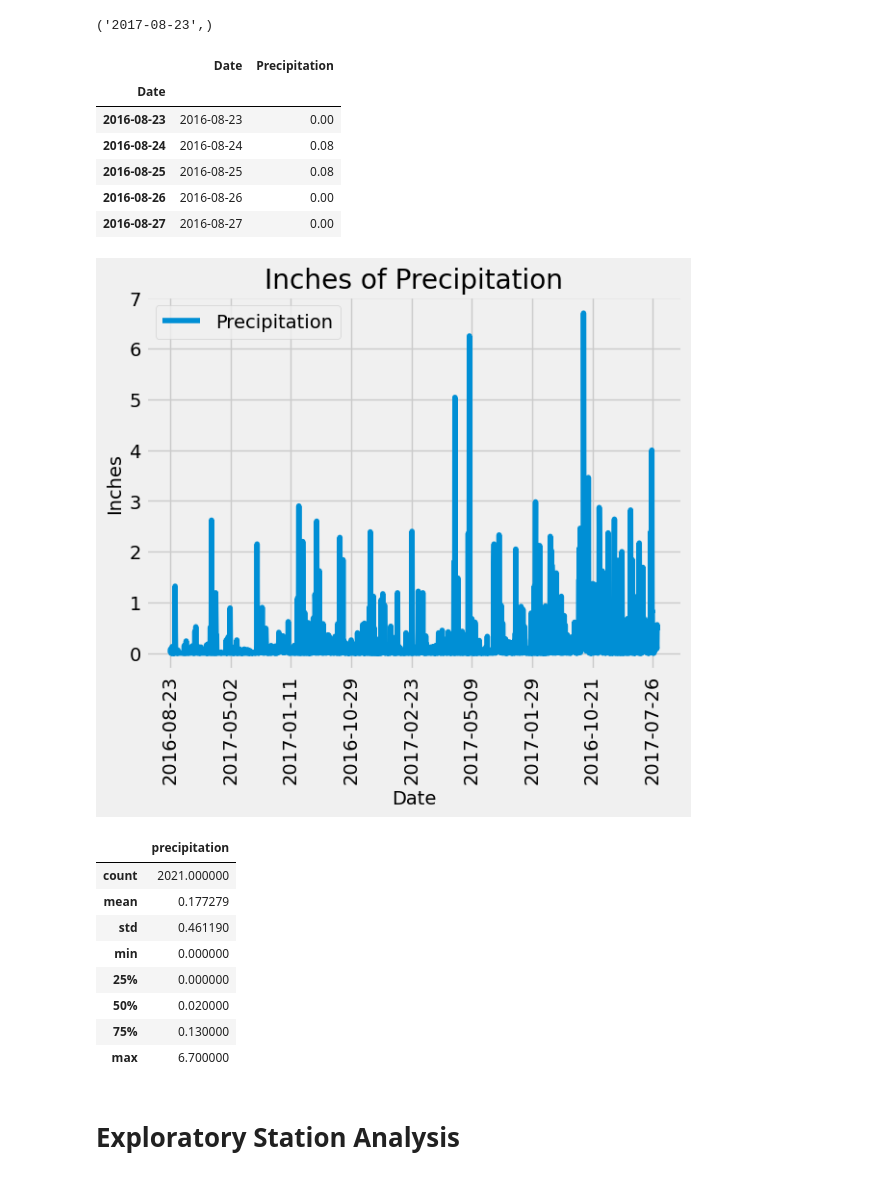
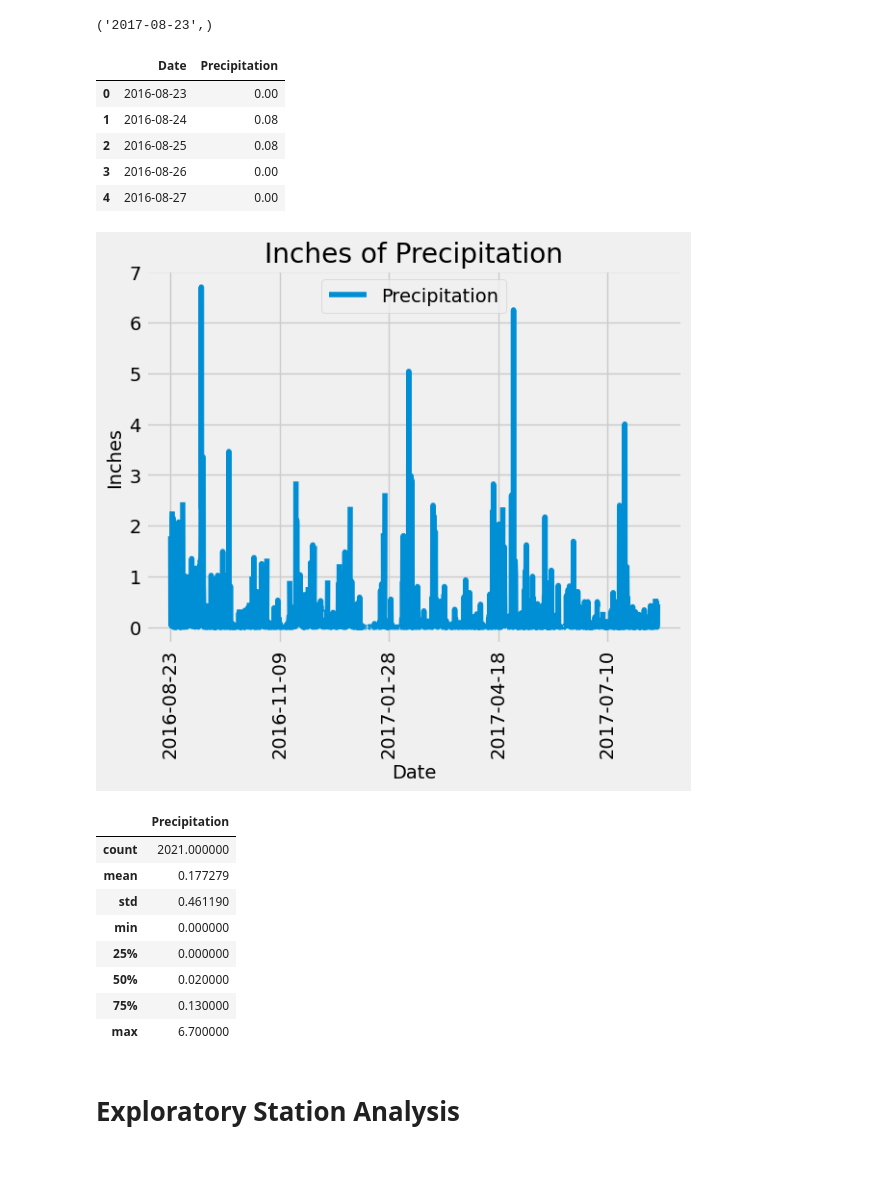
Before and after one commit to proman2520/sqlalchemy-challenge, a Jupyter notebook: climate_starter_main.ipynb, the cells around one changed output. Cells and saved outputs as stored; diff of their text form; code cells hidden in the pictures.

```diff
--- a/climate_starter_main.ipynb
+++ b/climate_starter_main.ipynb
@@ -50,44 +50,40 @@ columns = ["id", "station", "date", "prcp", "tobs"]
 # %%
 # Design a query to retrieve the last 12 months of precipitation data and plot the results.
 # Starting from the most recent data point in the database.
 
 # Calculate the date one year from the last date in data set.
 one_year_ago = dt.date(2017, 8, 23) - dt.timedelta(days=365)
 
 # Perform a query to retrieve the data and precipitation scores
 data = session.query(Measurement.date, Measurement.prcp).filter(Measurement.date >= one_year_ago).all()
 
 # Save the query results as a Pandas DataFrame. Explicitly set the column names
-df = pd.DataFrame(data, columns=["Date", "Precipitation"]).dropna()
-df.set_index(df["Date"], inplace=True)
+df = pd.DataFrame(data, columns=["Date", "Precipitation"])
 display(df.head())
 
 # Sort the dataframe by date
-df.sort_index()
+df = df.sort_values(by="Date")
 
 # Use Pandas Plotting with Matplotlib to plot the data
-df.plot()
+df.plot(x="Date", y="Precipitation")
 plt.title("Inches of Precipitation")
 plt.xlabel("Date")
 plt.ylabel("Inches")
 plt.xticks(rotation="vertical")
 plt.show()
-
-
-#THE GRAPH DOES NOT MATCH WHAT IT IS SUPPOSED TO LOOK LIKE.
 # %% [output]
 |  | Date | Precipitation |
-| Date |  |  |
-| 2016-08-23 | 2016-08-23 | 0.00 |
-| 2016-08-24 | 2016-08-24 | 0.08 |
-| 2016-08-25 | 2016-08-25 | 0.08 |
-| 2016-08-26 | 2016-08-26 | 0.00 |
-| 2016-08-27 | 2016-08-27 | 0.00 |
+| 0 | 2016-08-23 | 0.00 |
+| 1 | 2016-08-24 | 0.08 |
+| 2 | 2016-08-25 | 0.08 |
+| 3 | 2016-08-26 | 0.00 |
+| 4 | 2016-08-27 | 0.00 |
-[figure, old version]
+[figure, new version]
 # %%
 # Use Pandas to calculate the summary statistics for the precipitation data
+df.describe()
 # %% [output]
-|  | precipitation |
+|  | Precipitation |
 | count | 2021.000000 |
 | mean | 0.177279 |
 | std | 0.461190 |
```
Also changed, not shown: parts of 4 cells of this notebook.
